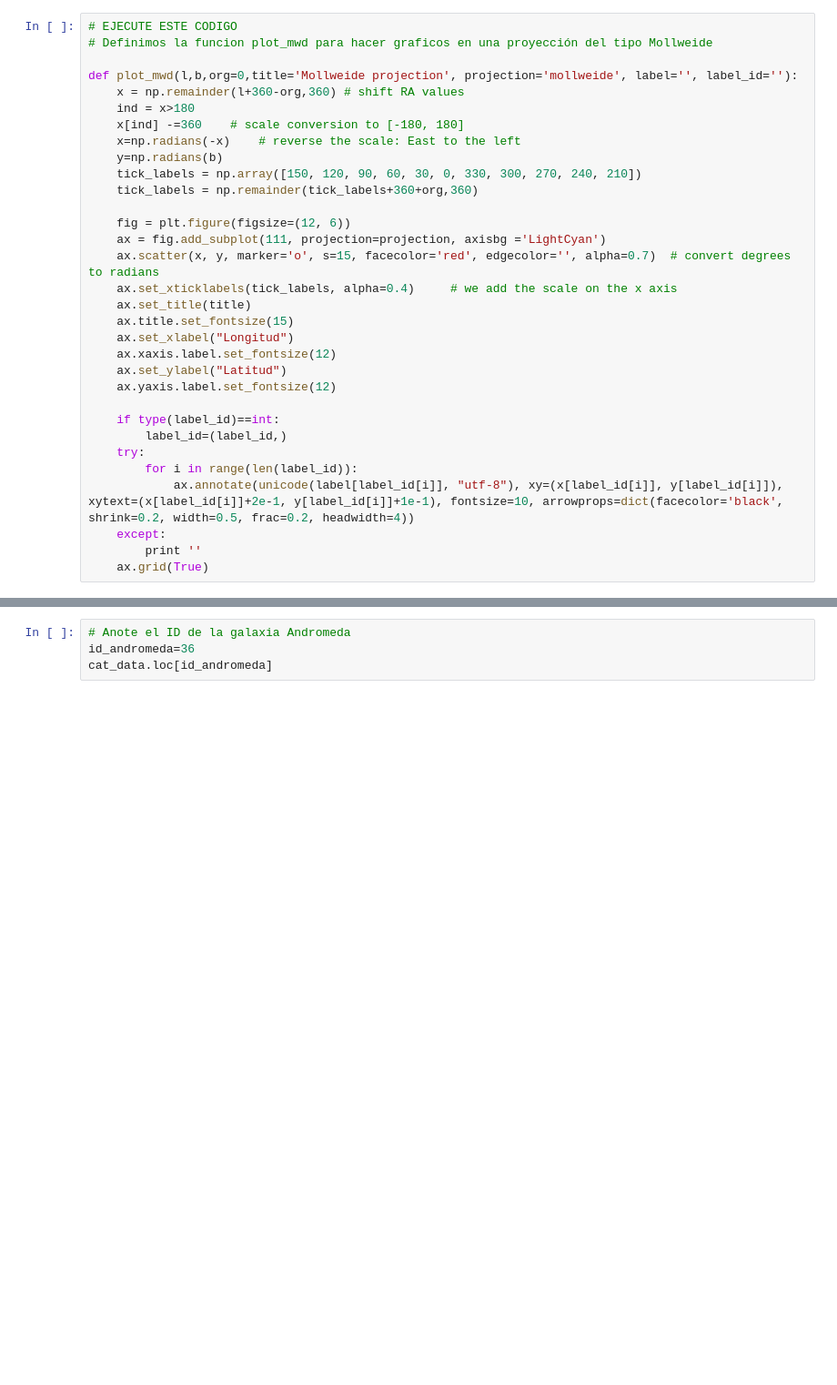
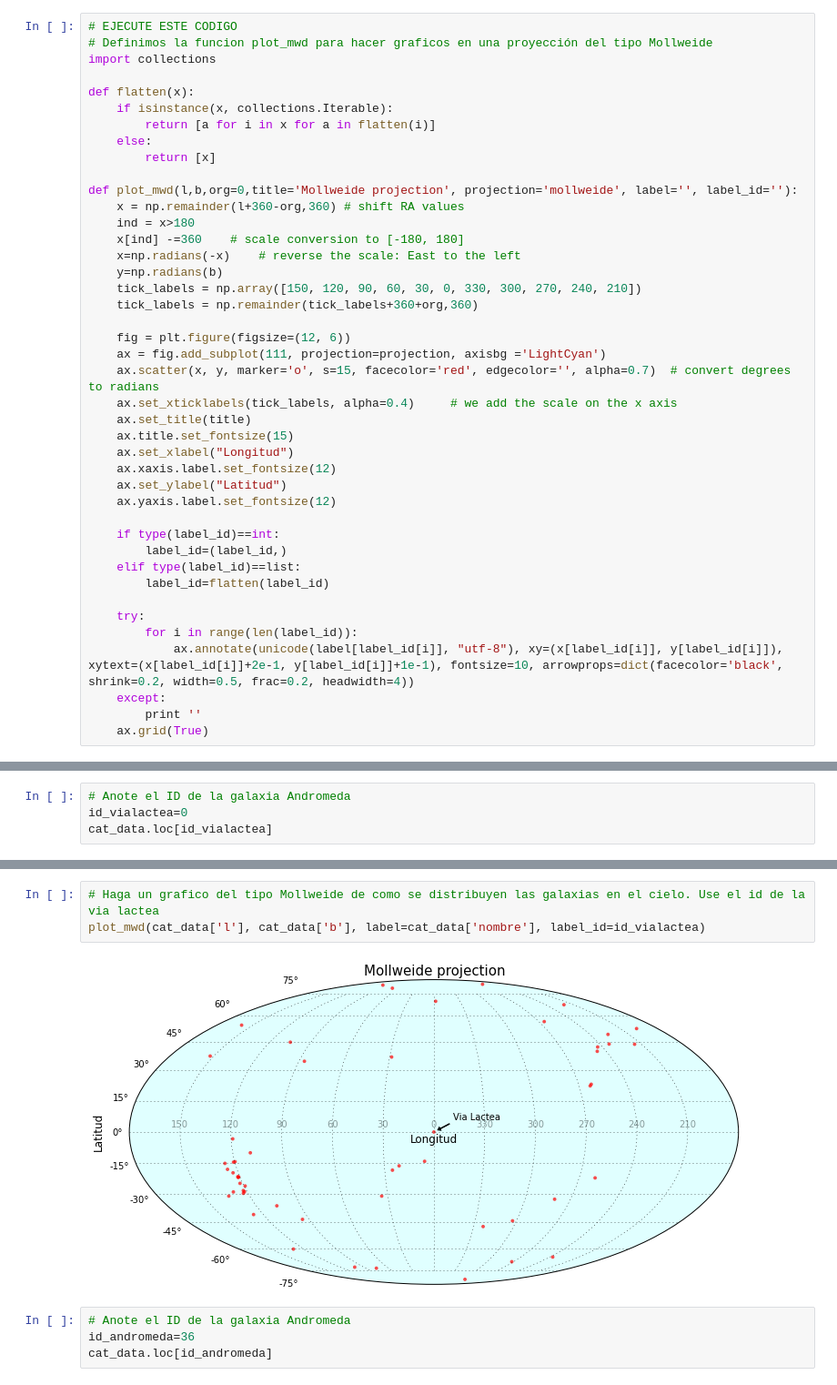
Before and after one commit to rpmunoz/PentaUC, a Jupyter notebook: Astronomia era informacion/Talleres/Taller 6 - Grupo local.ipynb, the cells around one changed output, grey strips where cells are left out. Shown: that part at 91% size. Saved outputs shown, nothing was run; the diff lists cells and outputs as text; blank space fills up the shorter version.

```diff
--- a/Astronomia era informacion/Talleres/Taller 6 - Grupo local.ipynb
+++ b/Astronomia era informacion/Talleres/Taller 6 - Grupo local.ipynb
@@ -8,6 +9,13 @@ from astropy.table import Table
 # %%
 # EJECUTE ESTE CODIGO
 # Definimos la funcion plot_mwd para hacer graficos en una proyección del tipo Mollweide
+import collections
+
+def flatten(x):
+    if isinstance(x, collections.Iterable):
+        return [a for i in x for a in flatten(i)]
+    else:
+        return [x]
 
 def plot_mwd(l,b,org=0,title='Mollweide projection', projection='mollweide', label='', label_id=''):
     x = np.remainder(l+360-org,360) # shift RA values
@@ -31,6 +39,9 @@ def plot_mwd(l,b,org=0,title='Mollweide projection', projection='mollweide', lab
 
     if type(label_id)==int:
         label_id=(label_id,)
+    elif type(label_id)==list:
+        label_id=flatten(label_id)
+
     try:
         for i in range(len(label_id)):
             ax.annotate(unicode(label[label_id[i]], "utf-8"), xy=(x[label_id[i]], y[label_id[i]]), xytext=(x[label_id[i]]+2e-1, y[label_id[i]]+1e-1), fontsize=10, arrowprops=dict(facecolor='black', shrink=0.2, width=0.5, frac=0.2, headwidth=4))
@@ -71,3 +83,7 @@ cat_data.sort_values('diametro',ascending=False)
 | 35 | Andromeda V | 126.2 | -15.1 | 784.90 | 0.61 | dSph |
 | 3 | Coma Berenices Dwarf | 241.9 | 83.6 | 44.15 | 0.31 | dSph |
 | 2 | Ursa Major II | 152.5 | 37.4 | 30.66 | 0.31 | dSph |
+# %%
+# Anote el ID de la galaxia Andromeda
+id_vialactea=0
+cat_data.loc[id_vialactea]
@@ -74,3 +98,8 @@ cat_data.sort_values('diametro',ascending=False)
+# %%
+# Haga un grafico del tipo Mollweide de como se distribuyen las galaxias en el cielo. Use el id de la via lactea
+plot_mwd(cat_data['l'], cat_data['b'], label=cat_data['nombre'], label_id=id_vialactea)
+# %% [output]
+[figure, added]
 # %%
 # Anote el ID de la galaxia Andromeda
 id_andromeda=36
```
Also changed, not shown: parts of 19 cells of this notebook.
